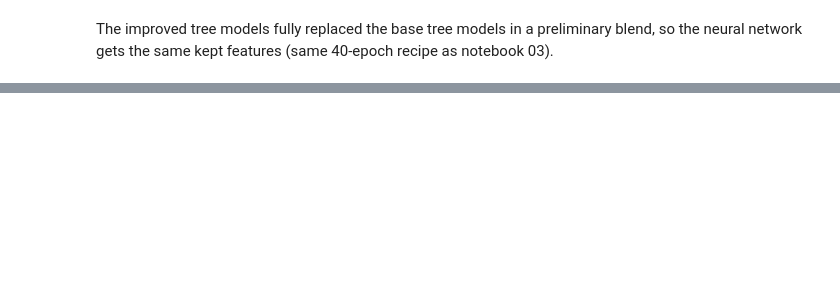
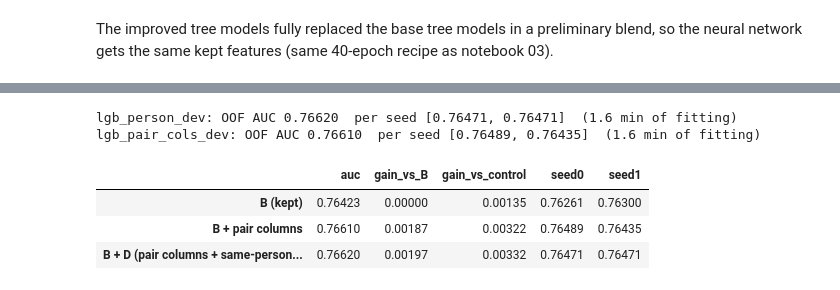
Before and after one commit to rh-97/gci_2026_competition_default_detection, a Jupyter notebook: notebooks/04_new_ideas.ipynb, the cells around one changed output, grey strips where cells are left out. Saved outputs shown, nothing was run; the diff lists cells and outputs as text; code cells hidden in the pictures; blank space fills up the shorter version.

```diff
--- a/notebooks/04_new_ideas.ipynb
+++ b/notebooks/04_new_ideas.ipynb
@@ -246,0 +288,15 @@ tabm_new: OOF AUC 0.76515  per seed [0.76185, 0.76031, 0.76137]  (373.9 min of f
+# %%
+d_dev = lgb_run('lgb_person_dev', BASE + PAIR, REPEAT + PERSON)
+d_only_pairs = lgb_run('lgb_pair_cols_dev', BASE + PAIR, REPEAT)      # label-free pair columns alone, for reference
+b_dev = screen['B  repeat-applicant history']
+round2 = pd.DataFrame({name: dict(auc=i['auc'], gain_vs_B=i['auc'] - b_dev['auc'], gain_vs_control=i['auc'] - control,
+                                  seed0=i['seed_auc'][0], seed1=i['seed_auc'][1])
+                       for name, i in {'B (kept)': b_dev, 'B + pair columns': d_only_pairs, 'B + D (pair columns + same-person labels)': d_dev}.items()}).T
+round2.round(5)
+# %% [output]
+lgb_person_dev: OOF AUC 0.76620  per seed [0.76471, 0.76471]  (1.6 min of fitting)
+lgb_pair_cols_dev: OOF AUC 0.76610  per seed [0.76489, 0.76435]  (1.6 min of fitting)
+|  | auc | gain_vs_B | gain_vs_control | seed0 | seed1 |
+| B (kept) | 0.76423 | 0.00000 | 0.00135 | 0.76261 | 0.76300 |
+| B + pair columns | 0.76610 | 0.00187 | 0.00322 | 0.76489 | 0.76435 |
+| B + D (pair columns + same-person... | 0.76620 | 0.00197 | 0.00332 | 0.76471 | 0.76471 |
```
Also changed, not shown: parts of 12 cells of this notebook, 8 other files.
